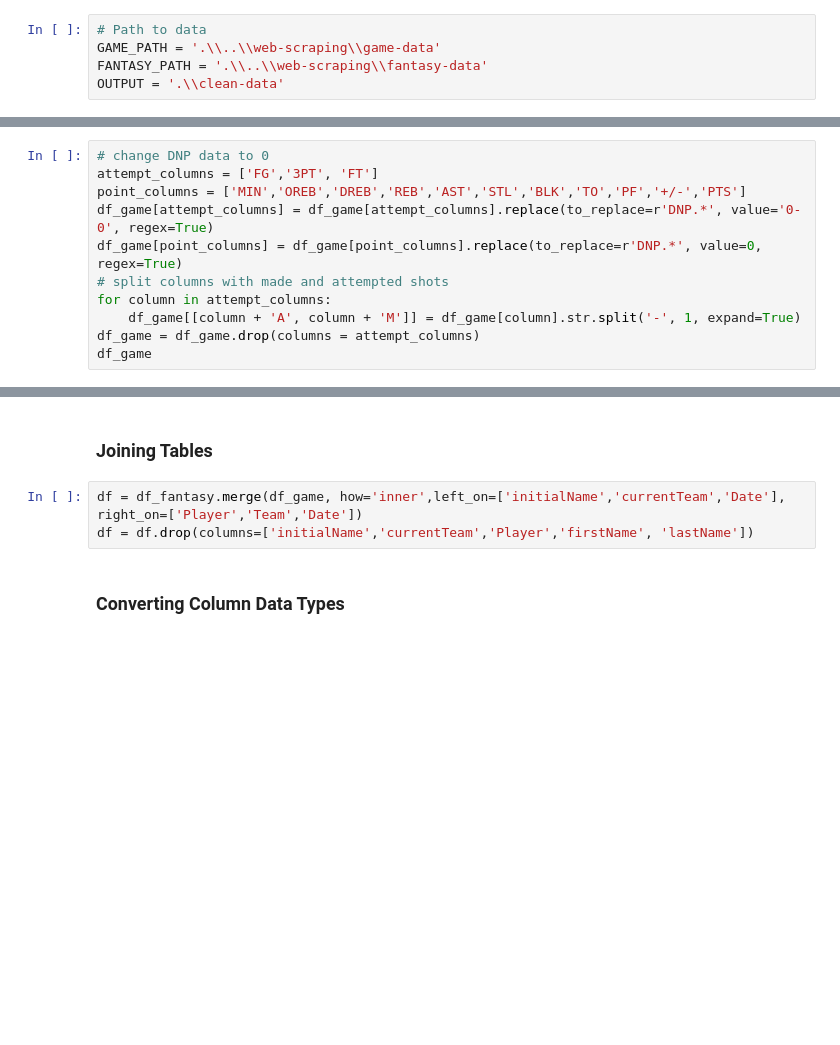
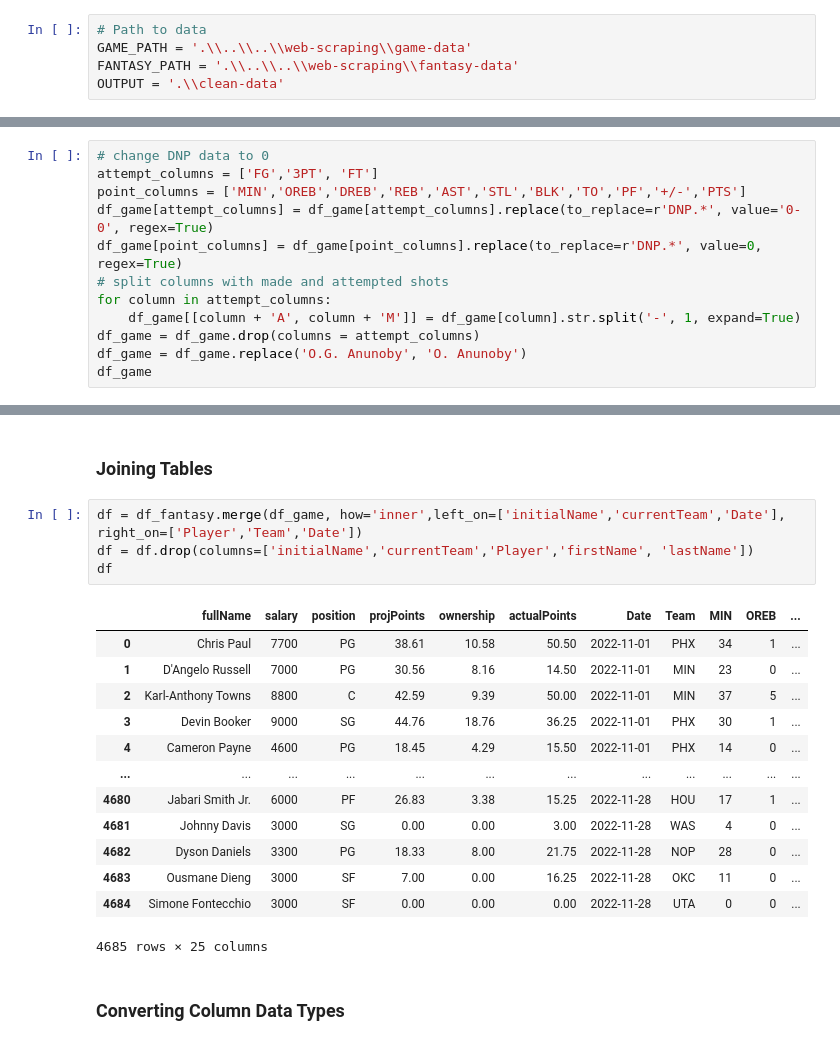
Before and after one commit to moniquechan/fantasy-basketball, a Jupyter notebook: data-analysis/data-cleaning/cleaning.ipynb, the cells around one changed output, grey strips where cells are left out. Saved outputs shown, nothing was run; the diff lists cells and outputs as text; blank space fills up the shorter version.

```diff
--- a/data-cleaning/DataCleaning.ipynb
+++ b/data-analysis/data-cleaning/cleaning.ipynb
@@ -8,8 +8,8 @@ from glob import glob
 %run cleaning_functions.py
 # %%
 # Path to data
-GAME_PATH = '.\\..\\web-scraping\\game-data'
-FANTASY_PATH = '.\\..\\web-scraping\\fantasy-data'
+GAME_PATH = '.\\..\\..\\web-scraping\\game-data'
+FANTASY_PATH = '.\\..\\..\\web-scraping\\fantasy-data'
 OUTPUT = '.\\clean-data'
 # %% [markdown]
 ### Saving All .csv File Paths
@@ -46,6 +46,7 @@ df_game[point_columns] = df_game[point_columns].replace(to_replace=r'DNP.*', val
 for column in attempt_columns:
     df_game[[column + 'A', column + 'M']] = df_game[column].str.split('-', 1, expand=True)
 df_game = df_game.drop(columns = attempt_columns)
+df_game = df_game.replace('O.G. Anunoby', 'O. Anunoby')
 df_game
 # %% [output]
 |  | Date | Player | Team | MIN | OREB | DREB | REB | AST | STL | BLK | TO | ... |
@@ -84,6 +85,21 @@ df_fantasy
 # %%
 df = df_fantasy.merge(df_game, how='inner',left_on=['initialName','currentTeam','Date'], right_on=['Player','Team','Date'])
 df = df.drop(columns=['initialName','currentTeam','Player','firstName', 'lastName'])
+df
+# %% [output]
+|  | fullName | salary | position | projPoints | ownership | actualPoints | Date | Team | MIN | OREB | ... |
+| 0 | Chris Paul | 7700 | PG | 38.61 | 10.58 | 50.50 | 2022-11-01 | PHX | 34 | 1 | ... |
+| 1 | D'Angelo Russell | 7000 | PG | 30.56 | 8.16 | 14.50 | 2022-11-01 | MIN | 23 | 0 | ... |
+| 2 | Karl-Anthony Towns | 8800 | C | 42.59 | 9.39 | 50.00 | 2022-11-01 | MIN | 37 | 5 | ... |
+| 3 | Devin Booker | 9000 | SG | 44.76 | 18.76 | 36.25 | 2022-11-01 | PHX | 30 | 1 | ... |
+| 4 | Cameron Payne | 4600 | PG | 18.45 | 4.29 | 15.50 | 2022-11-01 | PHX | 14 | 0 | ... |
+| ... | ... | ... | ... | ... | ... | ... | ... | ... | ... | ... | ... |
+| 4680 | Jabari Smith Jr. | 6000 | PF | 26.83 | 3.38 | 15.25 | 2022-11-28 | HOU | 17 | 1 | ... |
+| 4681 | Johnny Davis | 3000 | SG | 0.00 | 0.00 | 3.00 | 2022-11-28 | WAS | 4 | 0 | ... |
+| 4682 | Dyson Daniels | 3300 | PG | 18.33 | 8.00 | 21.75 | 2022-11-28 | NOP | 28 | 0 | ... |
+| 4683 | Ousmane Dieng | 3000 | SF | 7.00 | 0.00 | 16.25 | 2022-11-28 | OKC | 11 | 0 | ... |
+| 4684 | Simone Fontecchio | 3000 | SF | 0.00 | 0.00 | 0.00 | 2022-11-28 | UTA | 0 | 0 | ... |
+4685 rows × 25 columns
 # %% [markdown]
 ### Converting Column Data Types
 # %%
```
Also changed, not shown: parts of 3 cells of this notebook, 1 other file.
